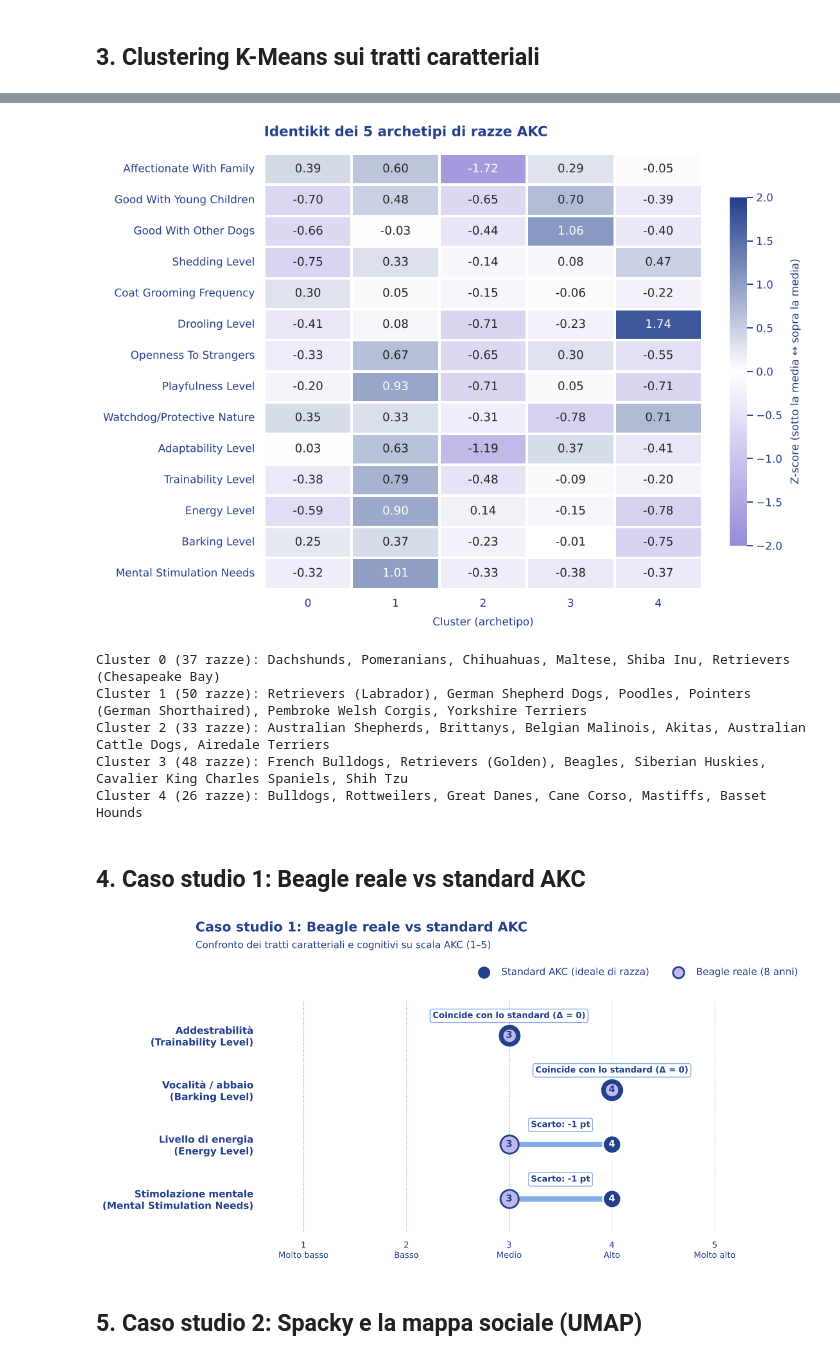
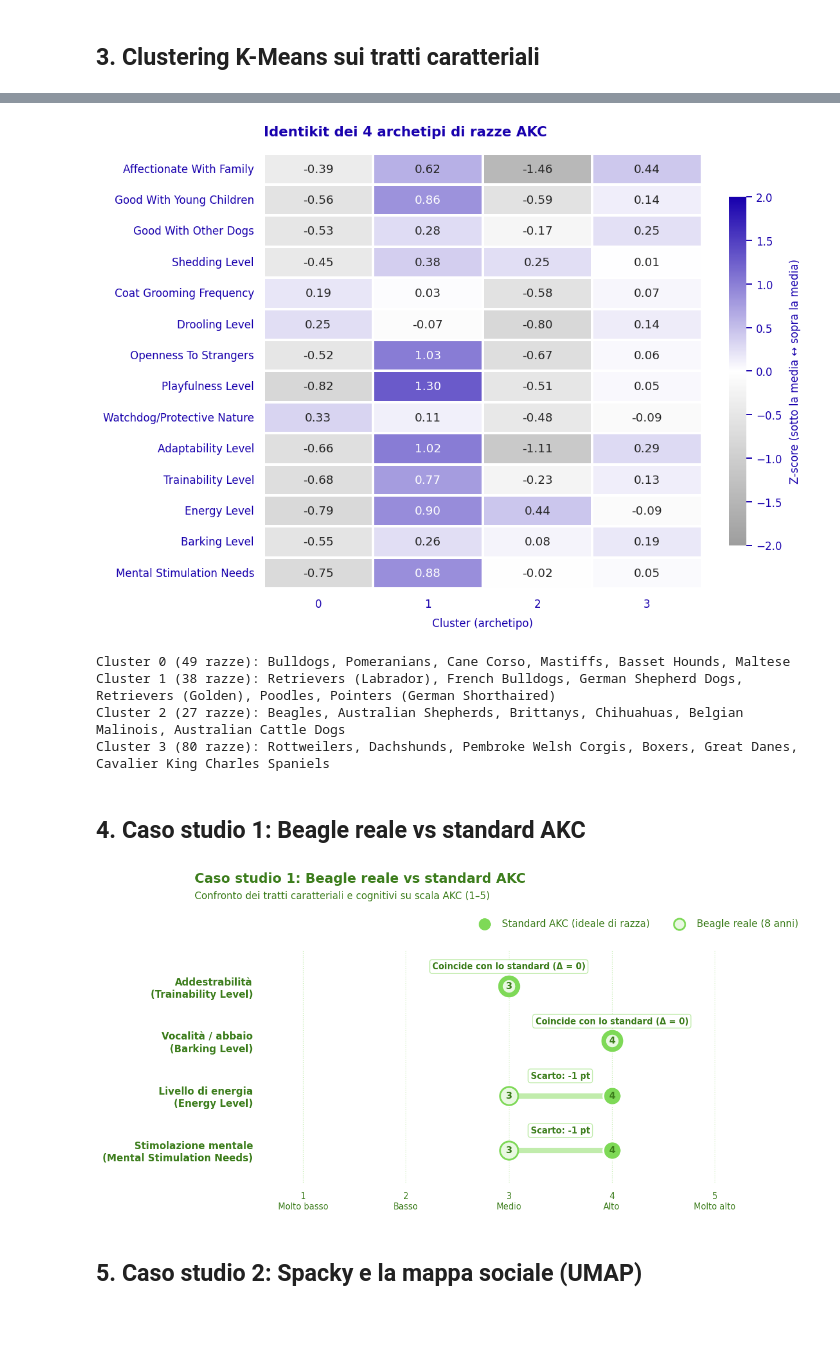
Before and after one commit to marziamacchia05-rgb/AKC, a Jupyter notebook: notebook/AKC_cani.ipynb, the cells around one changed output, grey strips where cells are left out. Saved outputs shown, nothing was run; the diff lists cells and outputs as text; code cells hidden in the pictures; blank space fills up the shorter version.

```diff
--- a/notebook/AKC_cani.ipynb
+++ b/notebook/AKC_cani.ipynb
@@ -174,10 +186,10 @@ Feature: 14 | Razze: 194
 # %%
-# k=5: gomito evidente e massimo locale della silhouette (k=2 separa solo due macro-gruppi)
-OPTIMAL_K = 5
+# k=4: gomito evidente e massimo locale della silhouette (k=2 separa solo due macro-gruppi)
+OPTIMAL_K = 4
 df["cluster"] = KMeans(n_clusters=OPTIMAL_K, random_state=42, n_init="auto").fit_predict(X_scaled)
 profili = pd.DataFrame(X_scaled, columns=TRATTI).groupby(df["cluster"]).mean()
 
-cmap_div = LinearSegmentedColormap.from_list("lavanda_bianco_blu", [NEUTRO, "white", PRIMARIO])
+cmap_div = LinearSegmentedColormap.from_list("neutro_bianco_primario", [NEUTRO, "white", PRIMARIO])
 
 fig, ax = plt.subplots(figsize=(10, 8))
 sns.heatmap(profili.T, annot=True, fmt=".2f", cmap=cmap_div, center=0, vmin=-2, vmax=2,
@@ -193,20 +205,31 @@ salva(fig, "04_heatmap_archetipi.png")
 for c, gruppo in df.groupby("cluster"):
     print(f"Cluster {c} ({len(gruppo)} razze): {', '.join(gruppo['Breed'].head(6))}")
 # %% [output]
-[figure, old version]
+[figure, new version]
-Cluster 0 (37 razze): Dachshunds, Pomeranians, Chihuahuas, Maltese, Shiba Inu, Retrievers (Chesapeake Bay)
-Cluster 1 (50 razze): Retrievers (Labrador), German Shepherd Dogs, Poodles, Pointers (German Shorthaired), Pembroke Welsh Corgis, Yorkshire Terriers
-Cluster 2 (33 razze): Australian Shepherds, Brittanys, Belgian Malinois, Akitas, Australian Cattle Dogs, Airedale Terriers
-Cluster 3 (48 razze): French Bulldogs, Retrievers (Golden), Beagles, Siberian Huskies, Cavalier King Charles Spaniels, Shih Tzu
-Cluster 4 (26 razze): Bulldogs, Rottweilers, Great Danes, Cane Corso, Mastiffs, Basset Hounds
+Cluster 0 (49 razze): Bulldogs, Pomeranians, Cane Corso, Mastiffs, Basset Hounds, Maltese
+Cluster 1 (38 razze): Retrievers (Labrador), French Bulldogs, German Shepherd Dogs, Retrievers (Golden), Poodles, Pointers (German Shorthaired)
+Cluster 2 (27 razze): Beagles, Australian Shepherds, Brittanys, Chihuahuas, Belgian Malinois, Australian Cattle Dogs
+Cluster 3 (80 razze): Rottweilers, Dachshunds, Pembroke Welsh Corgis, Boxers, Great Danes, Cavalier King Charles Spaniels
 # %% [markdown]
 ## 4. Caso studio 1: Beagle reale vs standard AKC
 # %%
-# --- Palette del notebook ---
-PRINCIPALE = BLU_SCURO   # standard AKC
-SCURO      = BLU_SCURO   # tutti i testi
-B_CHIARO   = LILLA       # Beagle reale
-B_TENUE    = AZZURRO     # barre di collegamento, griglia, bordi dei box
+# --- Palette verde (tonalità #7ed957) ---
+VERDE  = "#7ed957"   # colore principale: standard AKC
+SCURO  = "#3c7d1c"   # stessa tinta, più scura: tutti i testi
+CHIARO = "#e9f8e2"   # tinta chiarissima: Beagle reale
+TENUE  = "#c1ecac"   # barre di collegamento, griglia, bordi dei box
+PRIMARIO = VERDE     # così anche le altre figure del notebook diventano verdi
+
+# --- Tutti i testi in verde (sovrascrive il viola del tema) ---
+plt.rcParams.update({
+    "text.color": SCURO,
+    "axes.labelcolor": SCURO,
+    "axes.titlecolor": SCURO,
+    "xtick.color": SCURO,
+    "ytick.color": SCURO,
+    "axes.edgecolor": TENUE,
+    "legend.labelcolor": SCURO,
+})
 
 TRATTI_BEAGLE = {
     "Mental Stimulation Needs": "Stimolazione mentale",
@@ -221,49 +244,49 @@ y = np.arange(len(etichette))
 
 fig, ax = plt.subplots(figsize=(10, 5.6))
 ax.hlines(y, np.minimum(akc_scores, real_scores), np.maximum(akc_scores, real_scores),
-          color=B_TENUE, linewidth=6, capstyle="round", zorder=1)
+          color=TENUE, linewidth=6, capstyle="round", zorder=1)
 
 def punto(x, yi, colore, testo_colore, s=420, bordo="white"):
     ax.scatter(x, yi, color=colore, s=s, edgecolors=bordo, linewidth=2, zorder=3)
     ax.text(x, yi, str(x), color=testo_colore, ha="center", va="center",
             fontsize=10.5, fontweight="bold", zorder=4)
 
 for yi, akc, real in zip(y, akc_scores, real_scores):
     if akc == real:
-        ax.scatter(akc, yi, color=PRINCIPALE, s=560, zorder=2)               # anello = standard AKC
-        punto(real, yi, B_CHIARO, SCURO, s=260, bordo=PRINCIPALE)              # nucleo = Beagle reale
+        ax.scatter(akc, yi, color=VERDE, s=560, zorder=2)               # anello = standard AKC
+        punto(real, yi, CHIARO, SCURO, s=260, bordo=VERDE)              # nucleo = Beagle reale
         nota = "Coincide con lo standard (Δ = 0)"
     else:
-        punto(akc, yi, PRINCIPALE, "white")    # testo bianco sul blu scuro
-        punto(real, yi, B_CHIARO, SCURO, bordo=PRINCIPALE)
+        punto(akc, yi, VERDE, SCURO)
+        punto(real, yi, CHIARO, SCURO, bordo=VERDE)
         nota = f"Scarto: {real - akc:+d} pt"
     ax.text((akc + real) / 2, yi + 0.28, nota, ha="center", va="bottom", fontsize=9.5,
             fontweight="bold", color=SCURO,
-            bbox=dict(boxstyle="round,pad=0.3", facecolor="white", edgecolor=B_TENUE))
+            bbox=dict(boxstyle="round,pad=0.3", facecolor="white", edgecolor=TENUE))
 
 ax.set_yticks(y, etichette, fontsize=11, fontweight="bold", color=SCURO)
 ax.set_ylim(-0.6, len(y) - 0.35)
 ax.set_xlim(0.6, 5.4)
 ax.set_xticks(range(1, 6), ["1\nMolto basso", "2\nBasso", "3\nMedio", "4\nAlto", "5\nMolto alto"],
               fontsize=9.5, color=SCURO)
 ax.tick_params(length=0, pad=10, colors=SCURO)
-ax.grid(axis="x", linestyle=":", color=B_TENUE)
+ax.grid(axis="x", linestyle=":", color=TENUE)
 ax.set_axisbelow(True)
 sns.despine(ax=ax, left=True, bottom=True)
 
 fig.suptitle("Caso studio 1: Beagle reale vs standard AKC", x=0.02, ha="left",
              fontsize=15, fontweight="bold", color=SCURO)
 fig.text(0.02, 0.905, "Confronto dei tratti caratteriali e cognitivi su scala AKC (1–5)",
          fontsize=11, color=SCURO)
-fig.legend(handles=[plt.scatter([], [], color=PRINCIPALE, s=160, label="Standard AKC (ideale di razza)"),
-                    plt.scatter([], [], color=B_CHIARO, edgecolors=PRINCIPALE, linewidth=2, s=160,
+fig.legend(handles=[plt.scatter([], [], color=VERDE, s=160, label="Standard AKC (ideale di razza)"),
+                    plt.scatter([], [], color=CHIARO, edgecolors=VERDE, linewidth=2, s=160,
                                 label="Beagle reale (8 anni)")],
            loc="upper right", bbox_to_anchor=(0.98, 0.875), ncol=2, frameon=False,
            labelcolor=SCURO)
 fig.subplots_adjust(top=0.76)
 salva(fig, "05_beagle_vs_standard.png")
 # %% [output]
-[figure, old version]
+[figure, new version]
 # %% [markdown]
 ## 5. Caso studio 2: Spacky e la mappa sociale (UMAP)
 # %%
```
Also changed, not shown: parts of 7 cells of this notebook.
